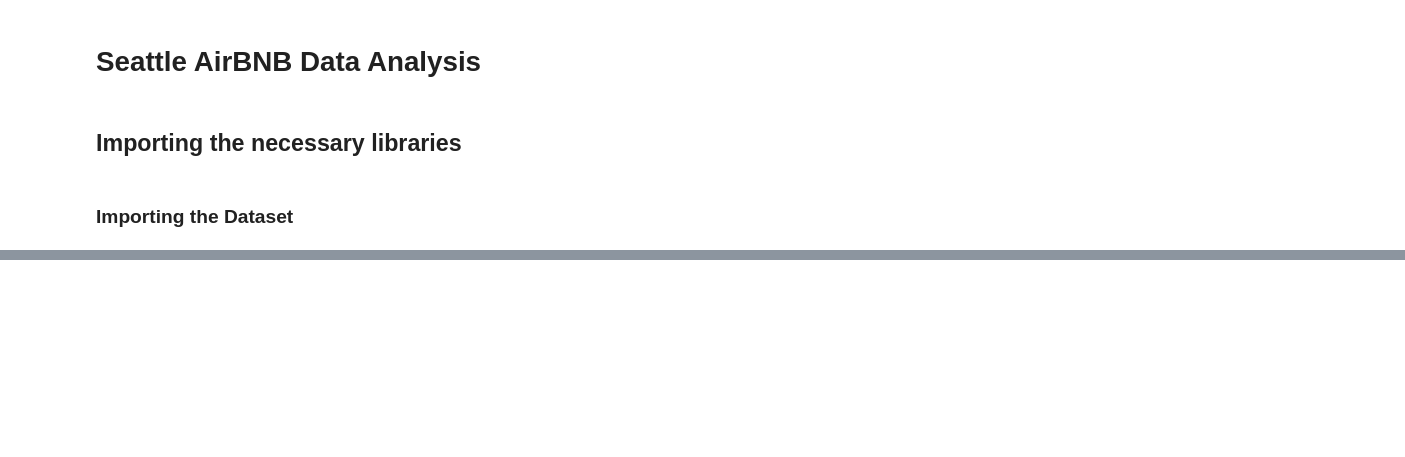
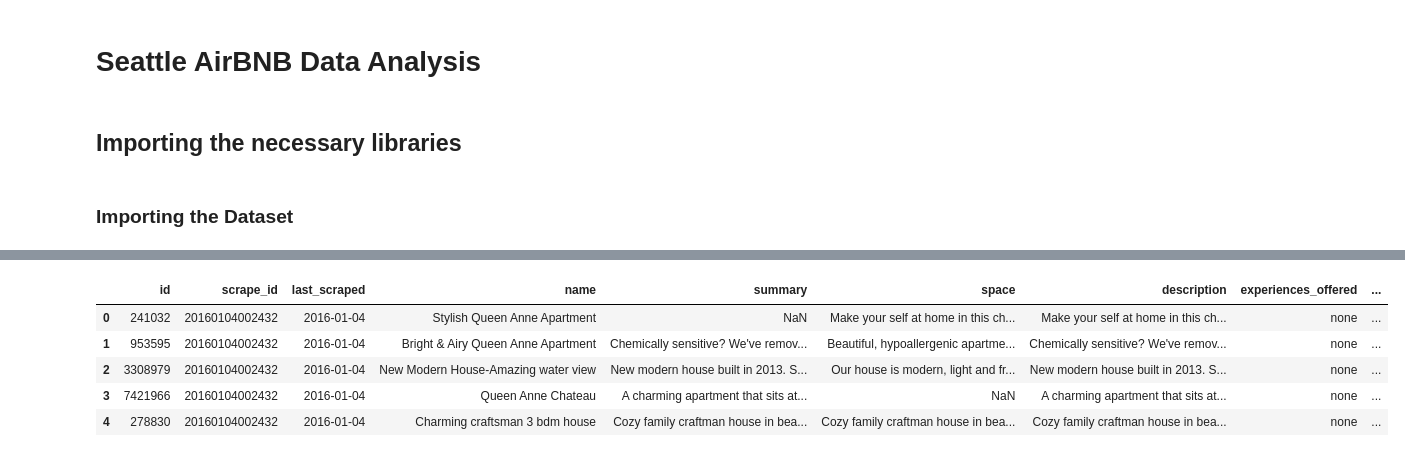
Before and after one commit to Watirboi/Udacity, a Jupyter notebook: Seattle-AirBNB.ipynb, the cells around one changed output, grey strips where cells are left out. Cells and saved outputs as stored; diff of their text form; code cells hidden in the pictures; blank space fills up the shorter version.

```diff
--- a/Seattle-AirBNB.ipynb
+++ b/Seattle-AirBNB.ipynb
@@ -227,0 +51,9 @@ lm_model = LinearRegression(normalize=True)
+# %%
+df.head()
+# %% [output]
+|  | id | scrape_id | last_scraped | name | summary | space | description | experiences_offered | ... |
+| 0 | 241032 | 20160104002432 | 2016-01-04 | Stylish Queen Anne Apartment | NaN | Make your self at home in this ch... | Make your self at home in this ch... | none | ... |
+| 1 | 953595 | 20160104002432 | 2016-01-04 | Bright & Airy Queen Anne Apartment | Chemically sensitive? We've remov... | Beautiful, hypoallergenic apartme... | Chemically sensitive? We've remov... | none | ... |
+| 2 | 3308979 | 20160104002432 | 2016-01-04 | New Modern House-Amazing water view | New modern house built in 2013. S... | Our house is modern, light and fr... | New modern house built in 2013. S... | none | ... |
+| 3 | 7421966 | 20160104002432 | 2016-01-04 | Queen Anne Chateau | A charming apartment that sits at... | NaN | A charming apartment that sits at... | none | ... |
+| 4 | 278830 | 20160104002432 | 2016-01-04 | Charming craftsman 3 bdm house | Cozy family craftman house in bea... | Cozy family craftman house in bea... | Cozy family craftman house in bea... | none | ... |
```
Also changed, not shown: parts of 92 cells of this notebook.
